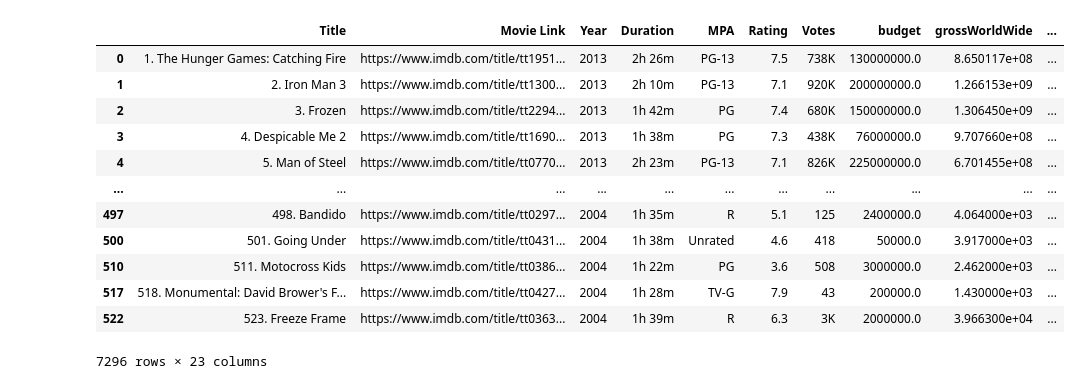
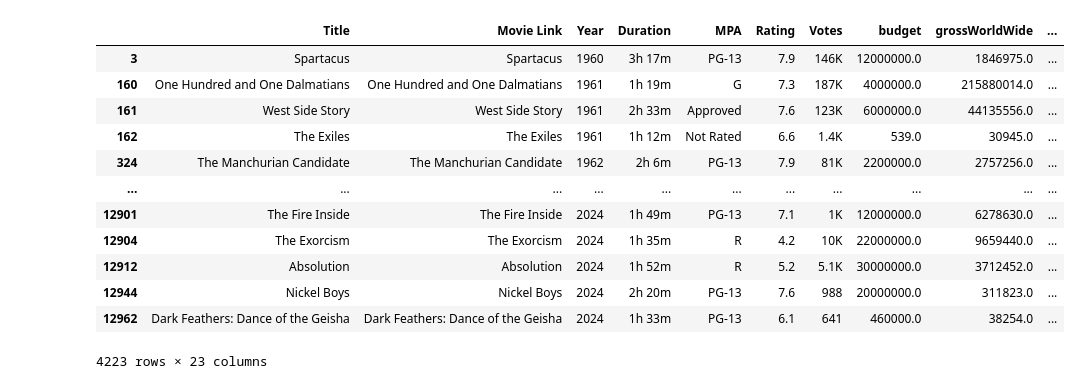
Before and after one commit to DaxKelson/aibootcampGroup3Project1, a Jupyter notebook: Profitability by Rating.ipynb, the cells around one changed output. Drawn from its saved outputs; the diff is of its cells as text; code cells hidden in the pictures.

```diff
--- a/Profitability by Rating.ipynb
+++ b/Profitability by Rating.ipynb
@@ -28,0 +5,4 @@ imdb_all_years_df
+# %%
+%run clean_data.py
+%run main.ipynb
+imdb_all_years_df = pd.read_csv('Resources/cleaned_data.csv')
@@ -80,18 +28,18 @@ imdb_Sweden_df
 # %%
 #Removing all Country Origins not containing US and/or Canada/UK
-imdb_US_UK_CA_others_df = imdb_dropped_df[imdb_dropped_df['countries_origin'].apply(lambda x: 'United States' in x or 'United Kingdom' in x or 'Canada' in x)]
-imdb_US_UK_CA_others_df
+imdb_df = imdb_dropped_df[imdb_dropped_df['countries_origin']==("['United States']")]
+imdb_df
 # %% [output]
 |  | Title | Movie Link | Year | Duration | MPA | Rating | Votes | budget | grossWorldWide | ... |
-| 0 | 1. The Hunger Games: Catching Fire | https://www.imdb.com/title/tt1951... | 2013 | 2h 26m | PG-13 | 7.5 | 738K | 130000000.0 | 8.650117e+08 | ... |
-| 1 | 2. Iron Man 3 | https://www.imdb.com/title/tt1300... | 2013 | 2h 10m | PG-13 | 7.1 | 920K | 200000000.0 | 1.266153e+09 | ... |
-| 2 | 3. Frozen | https://www.imdb.com/title/tt2294... | 2013 | 1h 42m | PG | 7.4 | 680K | 150000000.0 | 1.306450e+09 | ... |
-| 3 | 4. Despicable Me 2 | https://www.imdb.com/title/tt1690... | 2013 | 1h 38m | PG | 7.3 | 438K | 76000000.0 | 9.707660e+08 | ... |
-| 4 | 5. Man of Steel | https://www.imdb.com/title/tt0770... | 2013 | 2h 23m | PG-13 | 7.1 | 826K | 225000000.0 | 6.701455e+08 | ... |
+| 3 | Spartacus | Spartacus | 1960 | 3h 17m | PG-13 | 7.9 | 146K | 12000000.0 | 1846975.0 | ... |
+| 160 | One Hundred and One Dalmatians | One Hundred and One Dalmatians | 1961 | 1h 19m | G | 7.3 | 187K | 4000000.0 | 215880014.0 | ... |
+| 161 | West Side Story | West Side Story | 1961 | 2h 33m | Approved | 7.6 | 123K | 6000000.0 | 44135556.0 | ... |
+| 162 | The Exiles | The Exiles | 1961 | 1h 12m | Not Rated | 6.6 | 1.4K | 539.0 | 30945.0 | ... |
+| 324 | The Manchurian Candidate | The Manchurian Candidate | 1962 | 2h 6m | PG-13 | 7.9 | 81K | 2200000.0 | 2757256.0 | ... |
 | ... | ... | ... | ... | ... | ... | ... | ... | ... | ... | ... |
-| 497 | 498. Bandido | https://www.imdb.com/title/tt0297... | 2004 | 1h 35m | R | 5.1 | 125 | 2400000.0 | 4.064000e+03 | ... |
-| 500 | 501. Going Under | https://www.imdb.com/title/tt0431... | 2004 | 1h 38m | Unrated | 4.6 | 418 | 50000.0 | 3.917000e+03 | ... |
-| 510 | 511. Motocross Kids | https://www.imdb.com/title/tt0386... | 2004 | 1h 22m | PG | 3.6 | 508 | 3000000.0 | 2.462000e+03 | ... |
-| 517 | 518. Monumental: David Brower's F... | https://www.imdb.com/title/tt0427... | 2004 | 1h 28m | TV-G | 7.9 | 43 | 200000.0 | 1.430000e+03 | ... |
-| 522 | 523. Freeze Frame | https://www.imdb.com/title/tt0363... | 2004 | 1h 39m | R | 6.3 | 3K | 2000000.0 | 3.966300e+04 | ... |
+| 12901 | The Fire Inside | The Fire Inside | 2024 | 1h 49m | PG-13 | 7.1 | 1K | 12000000.0 | 6278630.0 | ... |
+| 12904 | The Exorcism | The Exorcism | 2024 | 1h 35m | R | 4.2 | 10K | 22000000.0 | 9659440.0 | ... |
+| 12912 | Absolution | Absolution | 2024 | 1h 52m | R | 5.2 | 5.1K | 30000000.0 | 3712452.0 | ... |
+| 12944 | Nickel Boys | Nickel Boys | 2024 | 2h 20m | PG-13 | 7.6 | 988 | 20000000.0 | 311823.0 | ... |
+| 12962 | Dark Feathers: Dance of the Geisha | Dark Feathers: Dance of the Geisha | 2024 | 1h 33m | PG-13 | 6.1 | 641 | 460000.0 | 38254.0 | ... |
-7296 rows × 23 columns
+4223 rows × 23 columns
```
Also changed, not shown: parts of 24 cells of this notebook, 2 other files.
